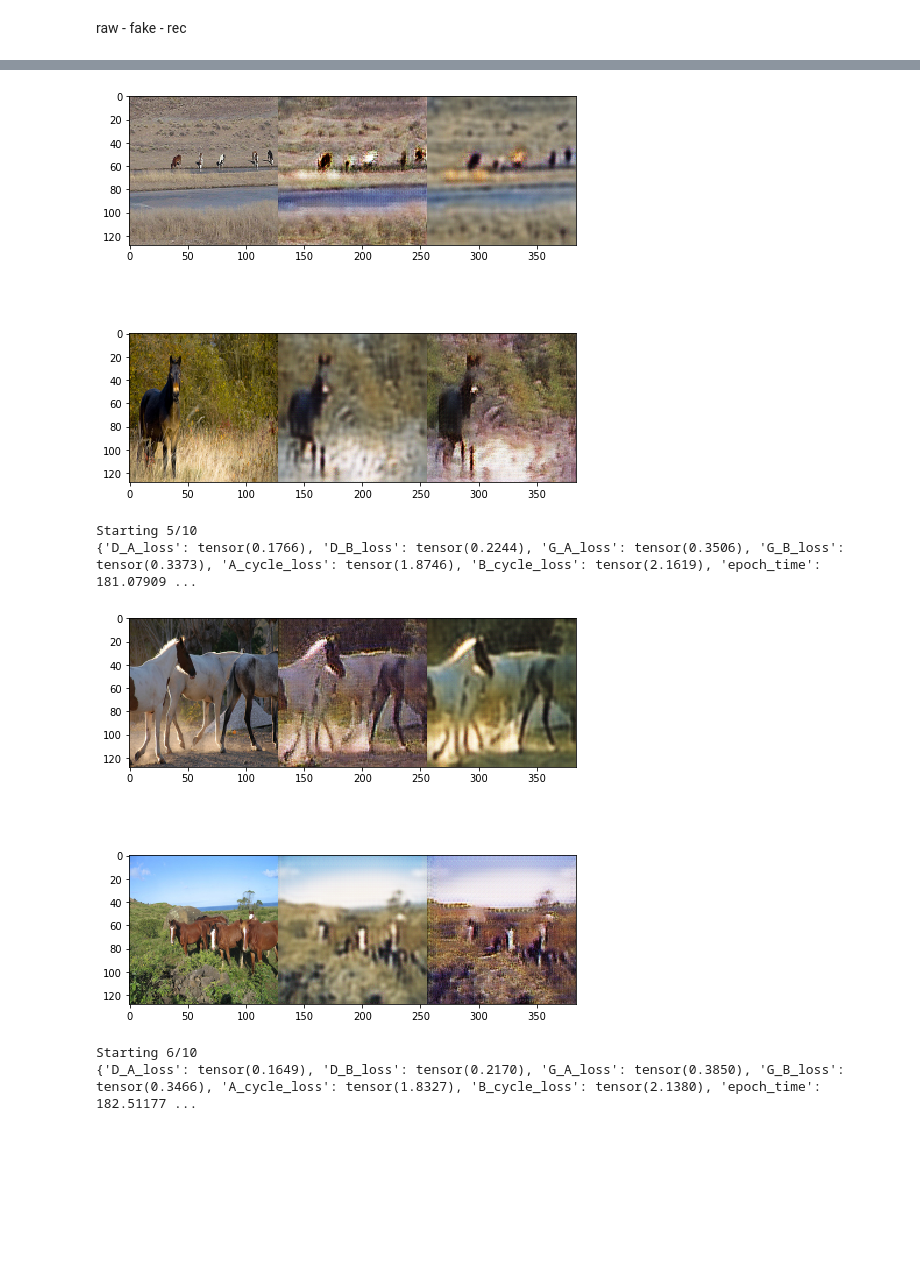
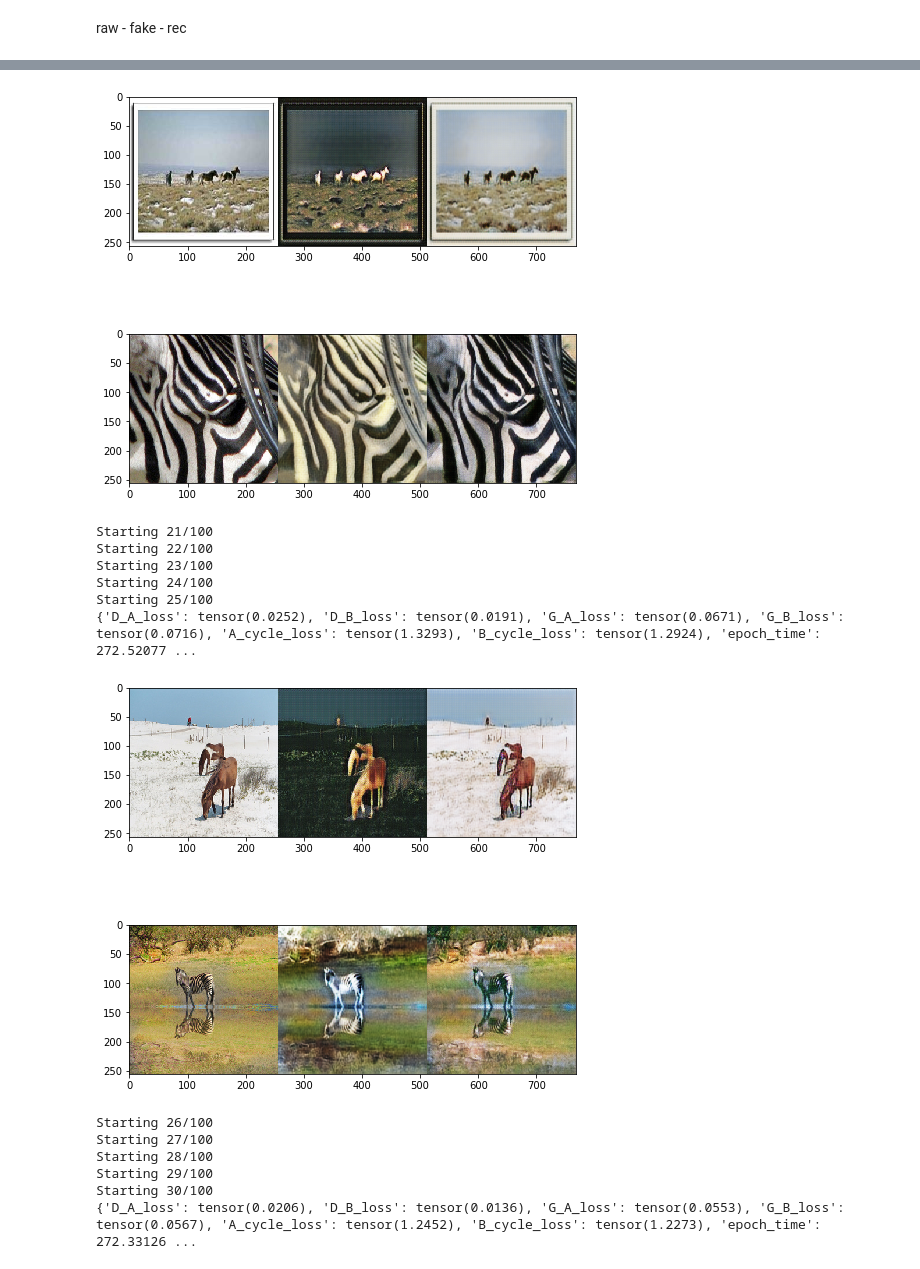
Before and after one commit to Aiden-Jeon/GAN_Project, a Jupyter notebook: CycleGan.ipynb, the cells around one changed output, grey strips where cells are left out. Cells and saved outputs as stored; diff of their text form; code cells hidden in the pictures; blank space fills up the shorter version.

```diff
--- a/CycleGan.ipynb
+++ b/CycleGan.ipynb
@@ -19,25 +19,17 @@ from models import CycleGAN
 https://people.eecs.berkeley.edu/~taesung_park/CycleGAN/datasets/
 # %%
 class CycleDataset(Dataset):
-    def __init__(self, file_dir, size):
+    def __init__(self, file_dir):
         self.file_dir = file_dir
         self.file_list = os.listdir(file_dir)
-        self.size = size
         self.transform = T.Compose([
             T.ToTensor(),
             T.Normalize((0.5, 0.5, 0.5), (0.5, 0.5, 0.5))
         ])
 
-    def resize2d(self, img):
-        with torch.no_grad():
-            img = (F.adaptive_avg_pool2d(Variable(img), (self.size, self.size))).data
-        return img
-
     def __getitem__(self, index):
         x = mpimg.imread(self.file_dir + self.file_list[index])
         x = self.transform(x)
-        if self.size != 256:
-            x = self.resize2d(x)
         return x, 0
 
     def __len__(self):
@@ -49,6 +46,6 @@ def reset(m):
 # %%
-a_dataset = CycleDataset('data/horse2zebra/trainA/', 128)
-b_dataset = CycleDataset('data/horse2zebra/trainA/', 128)
+a_dataset = CycleDataset('data/horse2zebra/trainA/')
+b_dataset = CycleDataset('data/horse2zebra/trainB/')
 
 data_A_loader = DataLoader(a_dataset, shuffle=True)
 data_B_loader = DataLoader(b_dataset, shuffle=True)
@@ -61,7 +58,7 @@ input_ndc = 3
 output_ndc = 1
 ngf = 32
 ndf = 64
-nb = 6 #128x128 -> 6 # 256x256 -> 9
+nb = 9 #128x128 -> 6 # 256x256 -> 9
 # %%
 G_A = CycleGAN.Generator(input_ngc, output_ngc, ngf, nb, dtype)
 G_B = CycleGAN.Generator(input_ngc, output_ngc, ngf, nb, dtype)
@@ -84,5 +81,5 @@ trainer = CycleGAN.Trainer(D_A, D_A_optimizer, lambdaA,
 # %% [markdown]
 raw - fake - rec
 # %%
-trainer.train(10, data_A_loader, data_B_loader, 1, 1)
+trainer.train(100, data_A_loader, data_B_loader, 5)
 # %% [output]
@@ -100,6 +113,14 @@ Starting 4/10
-[figure, old version]
+[figure, new version]
-Starting 5/10
-{'D_A_loss': tensor(0.1766), 'D_B_loss': tensor(0.2244), 'G_A_loss': tensor(0.3506), 'G_B_loss': tensor(0.3373), 'A_cycle_loss': tensor(1.8746), 'B_cycle_loss': tensor(2.1619), 'epoch_time': 181.07909 ...
+Starting 21/100
+Starting 22/100
+Starting 23/100
+Starting 24/100
+Starting 25/100
+{'D_A_loss': tensor(0.0252), 'D_B_loss': tensor(0.0191), 'G_A_loss': tensor(0.0671), 'G_B_loss': tensor(0.0716), 'A_cycle_loss': tensor(1.3293), 'B_cycle_loss': tensor(1.2924), 'epoch_time': 272.52077 ...
-[figure, old version]
+[figure, new version]
-Starting 6/10
-{'D_A_loss': tensor(0.1649), 'D_B_loss': tensor(0.2170), 'G_A_loss': tensor(0.3850), 'G_B_loss': tensor(0.3466), 'A_cycle_loss': tensor(1.8327), 'B_cycle_loss': tensor(2.1380), 'epoch_time': 182.51177 ...
+Starting 26/100
+Starting 27/100
+Starting 28/100
+Starting 29/100
+Starting 30/100
+{'D_A_loss': tensor(0.0206), 'D_B_loss': tensor(0.0136), 'G_A_loss': tensor(0.0553), 'G_B_loss': tensor(0.0567), 'A_cycle_loss': tensor(1.2452), 'B_cycle_loss': tensor(1.2273), 'epoch_time': 272.33126 ...
```
Also changed, not shown: parts of 3 cells of this notebook, 5 other files.
